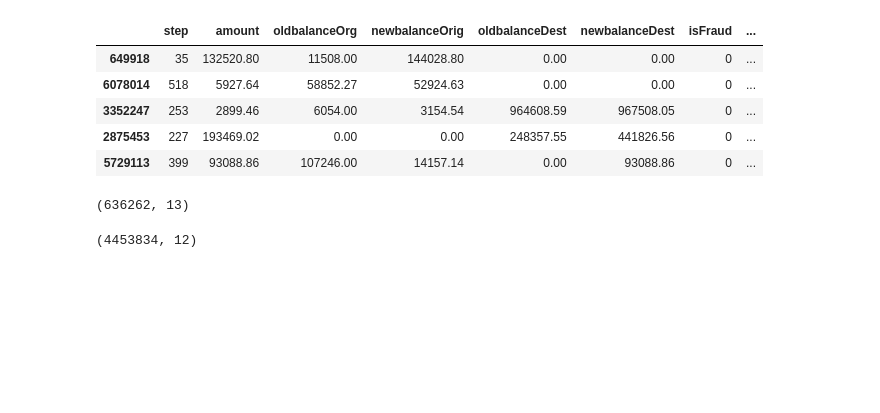
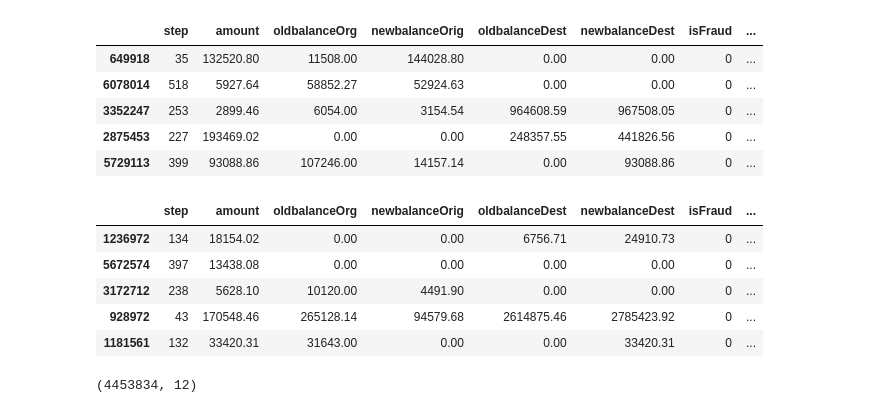
Before and after one commit to lakhanipEbsco/sample-banking-sagemake, a Jupyter notebook: Multithreaded_ensembling.ipynb, the cells around one changed output. Drawn from its saved outputs; the diff is of its cells as text; code cells hidden in the pictures; blank space fills up the shorter version.

```diff
--- a/Multithreaded_ensembling.ipynb
+++ b/Multithreaded_ensembling.ipynb
@@ -62,9 +89,14 @@ test.head()
 | 3352247 | 253 | 2899.46 | 6054.00 | 3154.54 | 964608.59 | 967508.05 | 0 | ... |
 | 2875453 | 227 | 193469.02 | 0.00 | 0.00 | 248357.55 | 441826.56 | 0 | ... |
 | 5729113 | 399 | 93088.86 | 107246.00 | 14157.14 | 0.00 | 93088.86 | 0 | ... |
-# %%
-test.shape
-# %% [output]
-(636262, 13)
+# %%
+validation.head()
+# %% [output]
+|  | step | amount | oldbalanceOrg | newbalanceOrig | oldbalanceDest | newbalanceDest | isFraud | ... |
+| 1236972 | 134 | 18154.02 | 0.00 | 0.00 | 6756.71 | 24910.73 | 0 | ... |
+| 5672574 | 397 | 13438.08 | 0.00 | 0.00 | 0.00 | 0.00 | 0 | ... |
+| 3172712 | 238 | 5628.10 | 10120.00 | 4491.90 | 0.00 | 0.00 | 0 | ... |
+| 928972 | 43 | 170548.46 | 265128.14 | 94579.68 | 2614875.46 | 2785423.92 | 0 | ... |
+| 1181561 | 132 | 33420.31 | 31643.00 | 0.00 | 0.00 | 33420.31 | 0 | ... |
 # %%
 train_labels = np.array(train["isFraud"]).astype("float32")
```
Also changed, not shown: parts of 20 cells of this notebook.
